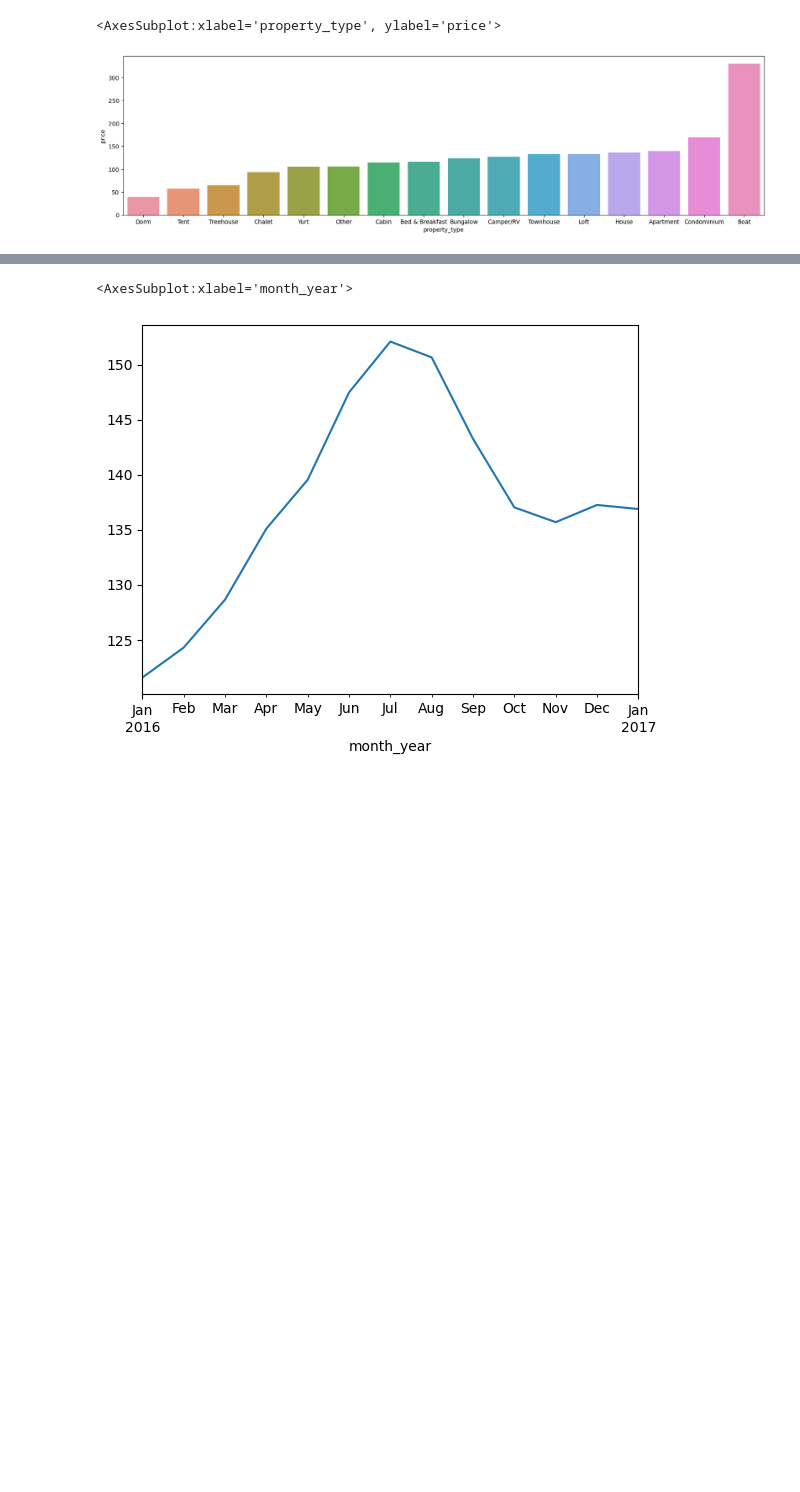
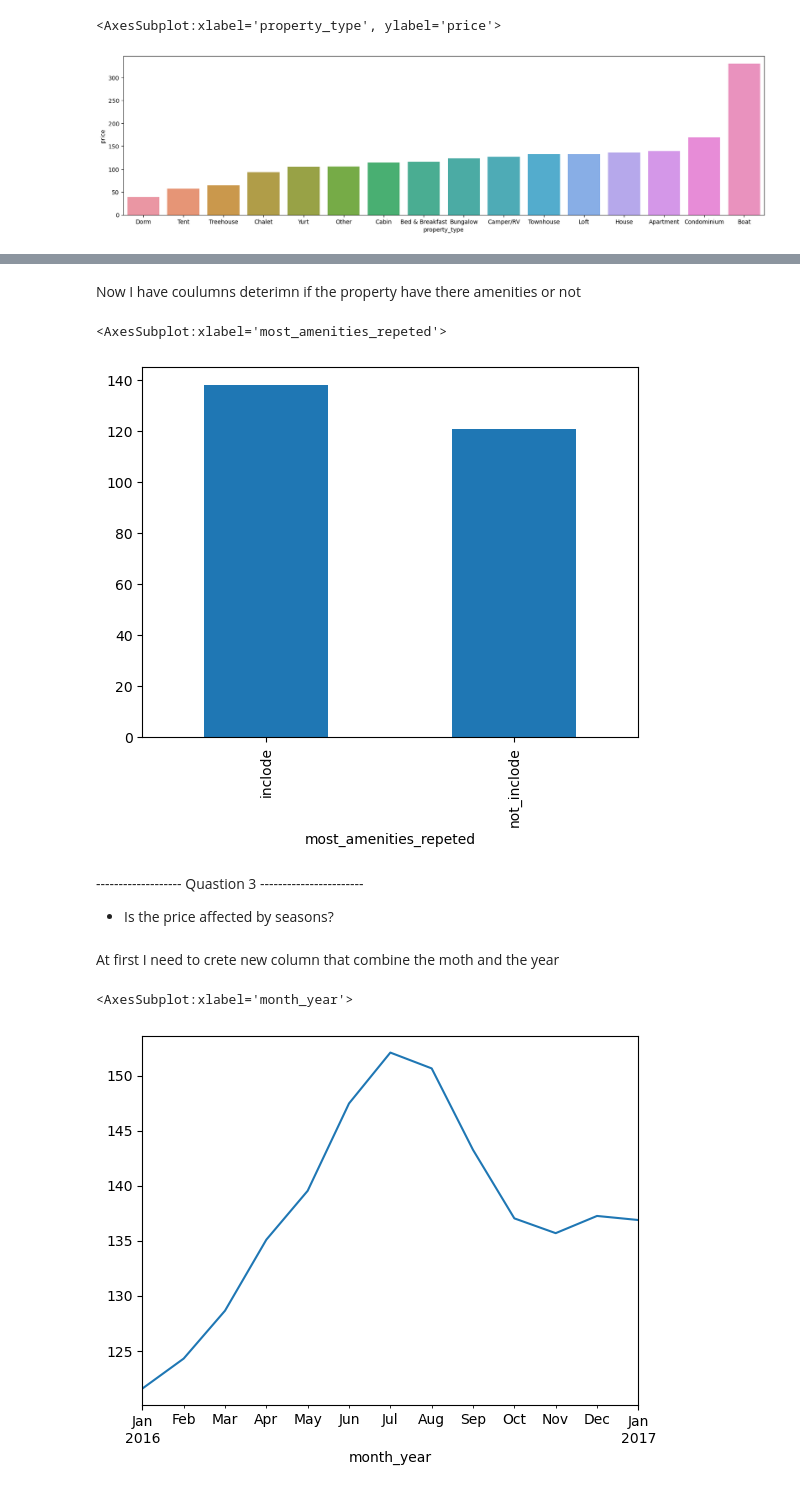
Before and after one commit to SalehAlnafisah/Udacity-Data-Data-Science-Nanodegree, a Jupyter notebook: project1 code.ipynb, the cells around one changed output, grey strips where cells are left out. Saved outputs shown, nothing was run; the diff lists cells and outputs as text; code cells hidden in the pictures; blank space fills up the shorter version.

```diff
--- a/project1 code.ipynb
+++ b/project1 code.ipynb
@@ -173,0 +208,11 @@ property_type_average_price.sort_values(by='price' ,ascending=False)
+# %%
+# changing the datatypes of the price columns
+# also i need to remove the dollar sign and comma
+df1_2['price'] = df1_2['price'].str.replace('$', '')
+df1_2['price'] = df1_2['price'].str.replace(',', '')
+df1_2['price'] = df1_2['price'].astype(float)
+df2_2['price'] = df2_2['price'].str.replace('$', '')
+df2_2['price'] = df2_2['price'].str.replace(',', '')
+df2_2['price'] = df2_2['price'].astype(float)
+df1_2['listing_id'] = df1_2['listing_id'].astype(str)
+df2_2['id'] = df2_2['id'].astype(str)
@@ -173,0 +223,3 @@ property_type_average_price.sort_values(by='price' ,ascending=False)
+# %%
+df1_2.rename(columns={'listing_id': "id"}, inplace=True)
+m1 = pd.merge(df1_2,df2_2[['id','property_type','amenities']],how="left",on='id')
@@ -246,8 +317,5 @@ reting_amenities['price'] = reting_amenities['price'].astype(float)
 # %%
-word = ['tv','detector','internet','kitchen','parking','heating','dryer']
-word
-parking = ['parking']
-gym = ['gym']
+most_amenities_repeted = ['tv','detector','internet','kitchen','parking','heating','dryer']
 # %%
 def listing_splitter(text, listing):
     # Try except to handle np.nans in input
@@ -328,0 +333,2 @@ seasonal['month_year'] = pd.to_datetime(seasonal['date']).dt.to_period('M')
+# %%
+m1['most_amenities_repeted'] = m1['amenities'].apply(lambda x: listing_splitter(x,most_amenities_repeted))
@@ -328,0 +349,13 @@ seasonal['month_year'] = pd.to_datetime(seasonal['date']).dt.to_period('M')
+# %% [markdown]
+Now I have coulumns deterimn if the property have there amenities or not
+# %%
+m1.groupby('most_amenities_repeted')['price'].mean().plot(kind='bar')
+# %% [output]
+<AxesSubplot:xlabel='most_amenities_repeted'>
+[figure, added]
+# %% [markdown]
+------------------- Quastion 3 -----------------------
+
+- Is the price affected by seasons?
+# %% [markdown]
+At first I need to crete new column that combine the moth and the year
```
Also changed, not shown: parts of 77 cells of this notebook.
